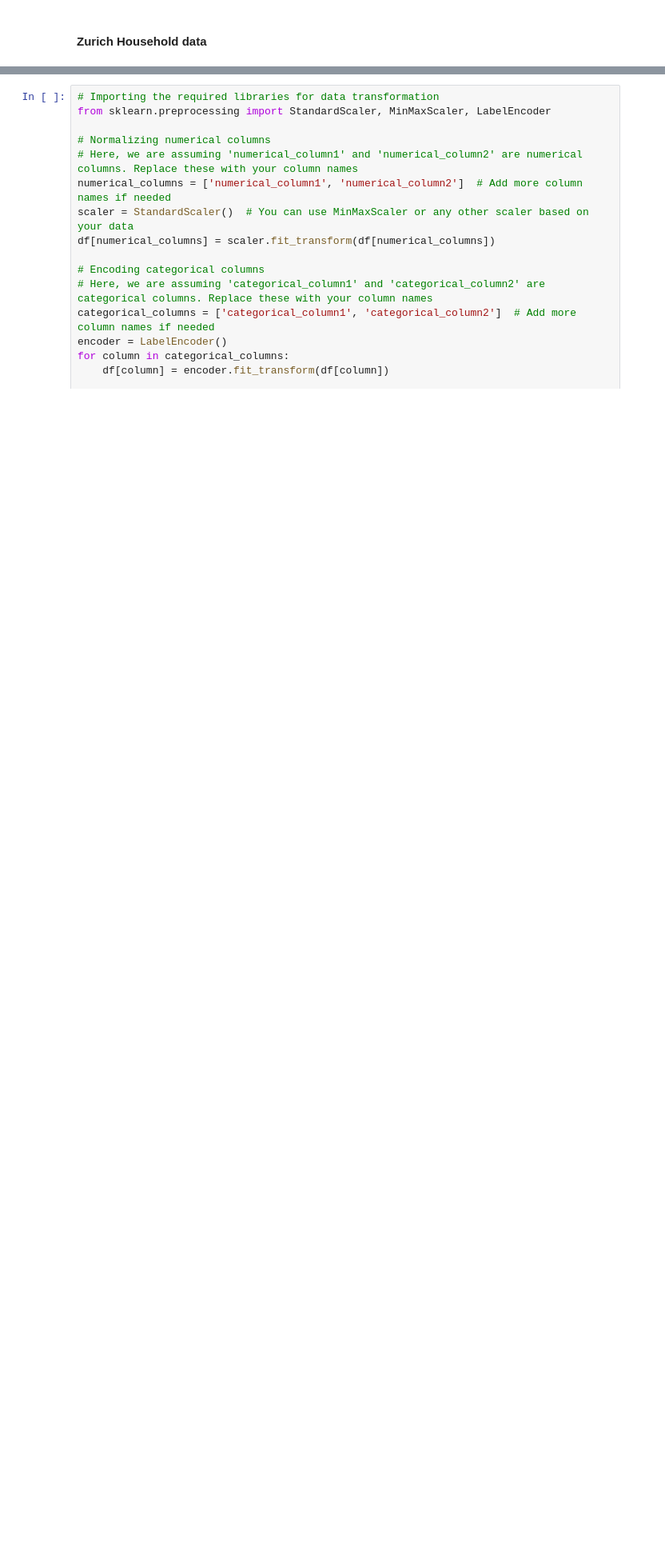
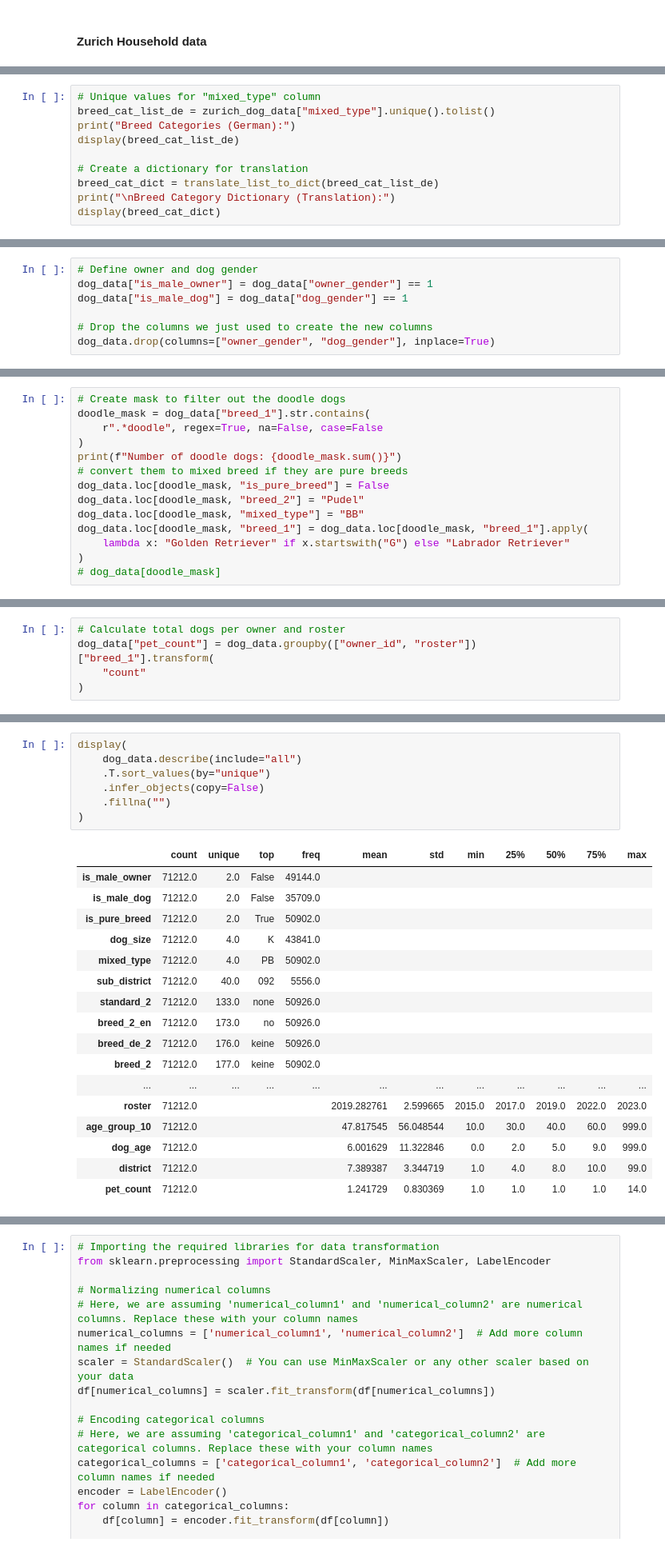
Before and after one commit to jonnross88/WhoLetThePuppiesIn, a Jupyter notebook: notebooks/02_data_wrangling.ipynb, the cells around one changed output, grey strips where cells are left out. Shown: that part at 80% size. Cells and saved outputs as stored; diff of their text form; blank space fills up the shorter version.

```diff
--- a/notebooks/02_data_wrangling.ipynb
+++ b/notebooks/02_data_wrangling.ipynb
@@ -370,0 +683,10 @@ Perform necessary transformations on the data, such as normalization, scaling, o
+# %%
+# Unique values for "mixed_type" column
+breed_cat_list_de = zurich_dog_data["mixed_type"].unique().tolist()
+print("Breed Categories (German):")
+display(breed_cat_list_de)
+
+# Create a dictionary for translation
+breed_cat_dict = translate_list_to_dict(breed_cat_list_de)
+print("\nBreed Category Dictionary (Translation):")
+display(breed_cat_dict)
@@ -370,0 +719,7 @@ Perform necessary transformations on the data, such as normalization, scaling, o
+# %%
+# Define owner and dog gender
+dog_data["is_male_owner"] = dog_data["owner_gender"] == 1
+dog_data["is_male_dog"] = dog_data["dog_gender"] == 1
+
+# Drop the columns we just used to create the new columns
+dog_data.drop(columns=["owner_gender", "dog_gender"], inplace=True)
@@ -370,0 +808,14 @@ Perform necessary transformations on the data, such as normalization, scaling, o
+# %%
+# Create mask to filter out the doodle dogs
+doodle_mask = dog_data["breed_1"].str.contains(
+    r".*doodle", regex=True, na=False, case=False
+)
+print(f"Number of doodle dogs: {doodle_mask.sum()}")
+# convert them to mixed breed if they are pure breeds
+dog_data.loc[doodle_mask, "is_pure_breed"] = False
+dog_data.loc[doodle_mask, "breed_2"] = "Pudel"
+dog_data.loc[doodle_mask, "mixed_type"] = "BB"
+dog_data.loc[doodle_mask, "breed_1"] = dog_data.loc[doodle_mask, "breed_1"].apply(
+    lambda x: "Golden Retriever" if x.startswith("G") else "Labrador Retriever"
+)
+# dog_data[doodle_mask]
@@ -370,0 +834,5 @@ Perform necessary transformations on the data, such as normalization, scaling, o
+# %%
+# Calculate total dogs per owner and roster
+dog_data["pet_count"] = dog_data.groupby(["owner_id", "roster"])["breed_1"].transform(
+    "count"
+)
@@ -370,0 +848,25 @@ Perform necessary transformations on the data, such as normalization, scaling, o
+# %%
+display(
+    dog_data.describe(include="all")
+    .T.sort_values(by="unique")
+    .infer_objects(copy=False)
+    .fillna("")
+)
+# %% [output]
+|  | count | unique | top | freq | mean | std | min | 25% | 50% | 75% | max |
+| is_male_owner | 71212.0 | 2.0 | False | 49144.0 |  |  |  |  |  |  |  |
+| is_male_dog | 71212.0 | 2.0 | False | 35709.0 |  |  |  |  |  |  |  |
+| is_pure_breed | 71212.0 | 2.0 | True | 50902.0 |  |  |  |  |  |  |  |
+| dog_size | 71212.0 | 4.0 | K | 43841.0 |  |  |  |  |  |  |  |
+| mixed_type | 71212.0 | 4.0 | PB | 50902.0 |  |  |  |  |  |  |  |
+| sub_district | 71212.0 | 40.0 | 092 | 5556.0 |  |  |  |  |  |  |  |
+| standard_2 | 71212.0 | 133.0 | none | 50926.0 |  |  |  |  |  |  |  |
+| breed_2_en | 71212.0 | 173.0 | no | 50926.0 |  |  |  |  |  |  |  |
+| breed_de_2 | 71212.0 | 176.0 | keine | 50926.0 |  |  |  |  |  |  |  |
+| breed_2 | 71212.0 | 177.0 | keine | 50902.0 |  |  |  |  |  |  |  |
+| ... | ... | ... | ... | ... | ... | ... | ... | ... | ... | ... | ... |
+| roster | 71212.0 |  |  |  | 2019.282761 | 2.599665 | 2015.0 | 2017.0 | 2019.0 | 2022.0 | 2023.0 |
+| age_group_10 | 71212.0 |  |  |  | 47.817545 | 56.048544 | 10.0 | 30.0 | 40.0 | 60.0 | 999.0 |
+| dog_age | 71212.0 |  |  |  | 6.001629 | 11.322846 | 0.0 | 2.0 | 5.0 | 9.0 | 999.0 |
+| district | 71212.0 |  |  |  | 7.389387 | 3.344719 | 1.0 | 4.0 | 8.0 | 10.0 | 99.0 |
+| pet_count | 71212.0 |  |  |  | 1.241729 | 0.830369 | 1.0 | 1.0 | 1.0 | 1.0 | 14.0 |
```
Also changed, not shown: parts of 35 cells of this notebook, 2 other files.
